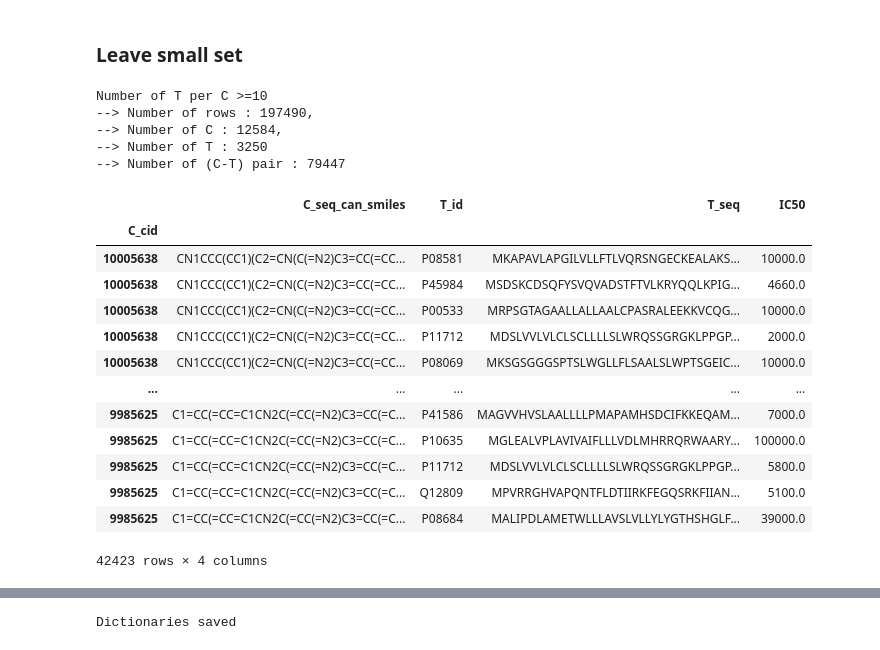
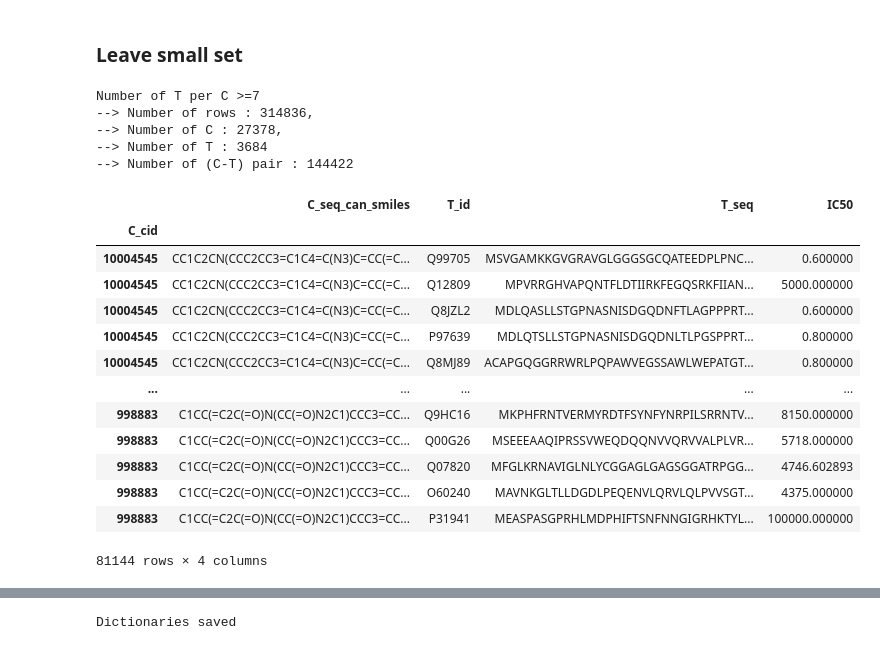
Before and after one commit to glee2/Drug_Discovery_Research, a Jupyter notebook: notebooks/Preprocess.ipynb, the cells around one changed output, grey strips where cells are left out. Drawn from its saved outputs; the diff is of its cells as text; code cells hidden in the pictures.

```diff
--- a/notebooks/Preprocess.ipynb
+++ b/notebooks/Preprocess.ipynb
@@ -241,36 +241,36 @@ def filter_C_by_num_T(data=None, N=30):
 
     return filtered_data
 # %%
-filtered_data = filter_C_by_num_T(data_smiles_collected.reset_index(), N=10)
+filtered_data = filter_C_by_num_T(data_smiles_collected.reset_index(), N=7)
 # %% [output]
-Number of T per C >=10
---> Number of rows : 197490,
---> Number of C : 12584,
---> Number of T : 3250
---> Number of (C-T) pair : 79447
+Number of T per C >=7
+--> Number of rows : 314836,
+--> Number of C : 27378,
+--> Number of T : 3684
+--> Number of (C-T) pair : 144422
 # %%
 ## Filter Compounds with under N binding Targets
-n_T_filtered = 10
+n_T_filtered = 7
 n_T_per_C = data_minor_tid_removed.reset_index().groupby("C_cid").count()["T_seq"]
 data_T_filtered = data_minor_tid_removed.loc[n_T_per_C[n_T_per_C>=n_T_filtered].index]
 display(data_T_filtered)
 
 data = data_T_filtered
 # %% [output]
 |  | C_seq_can_smiles | T_id | T_seq | IC50 |
 | C_cid |  |  |  |  |
-| 10005638 | CN1CCC(CC1)(C2=CN(C(=N2)C3=CC(=CC... | P08581 | MKAPAVLAPGILVLLFTLVQRSNGECKEALAKS... | 10000.0 |
-| 10005638 | CN1CCC(CC1)(C2=CN(C(=N2)C3=CC(=CC... | P45984 | MSDSKCDSQFYSVQVADSTFTVLKRYQQLKPIG... | 4660.0 |
-| 10005638 | CN1CCC(CC1)(C2=CN(C(=N2)C3=CC(=CC... | P00533 | MRPSGTAGAALLALLAALCPASRALEEKKVCQG... | 10000.0 |
-| 10005638 | CN1CCC(CC1)(C2=CN(C(=N2)C3=CC(=CC... | P11712 | MDSLVVLVLCLSCLLLLSLWRQSSGRGKLPPGP... | 2000.0 |
-| 10005638 | CN1CCC(CC1)(C2=CN(C(=N2)C3=CC(=CC... | P08069 | MKSGSGGGSPTSLWGLLFLSAALSLWPTSGEIC... | 10000.0 |
+| 10004545 | CC1C2CN(CCC2CC3=C1C4=C(N3)C=CC(=C... | Q99705 | MSVGAMKKGVGRAVGLGGGSGCQATEEDPLPNC... | 0.600000 |
+| 10004545 | CC1C2CN(CCC2CC3=C1C4=C(N3)C=CC(=C... | Q12809 | MPVRRGHVAPQNTFLDTIIRKFEGQSRKFIIAN... | 5000.000000 |
+| 10004545 | CC1C2CN(CCC2CC3=C1C4=C(N3)C=CC(=C... | Q8JZL2 | MDLQASLLSTGPNASNISDGQDNFTLAGPPPRT... | 0.600000 |
+| 10004545 | CC1C2CN(CCC2CC3=C1C4=C(N3)C=CC(=C... | P97639 | MDLQTSLLSTGPNASNISDGQDNLTLPGSPPRT... | 0.800000 |
+| 10004545 | CC1C2CN(CCC2CC3=C1C4=C(N3)C=CC(=C... | Q8MJ89 | ACAPGQGGRRWRLPQPAWVEGSSAWLWEPATGT... | 0.800000 |
 | ... | ... | ... | ... | ... |
-| 9985625 | C1=CC(=CC=C1CN2C(=CC(=N2)C3=CC(=C... | P41586 | MAGVVHVSLAALLLLPMAPAMHSDCIFKKEQAM... | 7000.0 |
-| 9985625 | C1=CC(=CC=C1CN2C(=CC(=N2)C3=CC(=C... | P10635 | MGLEALVPLAVIVAIFLLLVDLMHRRQRWAARY... | 100000.0 |
-| 9985625 | C1=CC(=CC=C1CN2C(=CC(=N2)C3=CC(=C... | P11712 | MDSLVVLVLCLSCLLLLSLWRQSSGRGKLPPGP... | 5800.0 |
-| 9985625 | C1=CC(=CC=C1CN2C(=CC(=N2)C3=CC(=C... | Q12809 | MPVRRGHVAPQNTFLDTIIRKFEGQSRKFIIAN... | 5100.0 |
-| 9985625 | C1=CC(=CC=C1CN2C(=CC(=N2)C3=CC(=C... | P08684 | MALIPDLAMETWLLLAVSLVLLYLYGTHSHGLF... | 39000.0 |
+| 998883 | C1CC(=C2C(=O)N(CC(=O)N2C1)CCC3=CC... | Q9HC16 | MKPHFRNTVERMYRDTFSYNFYNRPILSRRNTV... | 8150.000000 |
+| 998883 | C1CC(=C2C(=O)N(CC(=O)N2C1)CCC3=CC... | Q00G26 | MSEEEAAQIPRSSVWEQDQQNVVQRVVALPLVR... | 5718.000000 |
+| 998883 | C1CC(=C2C(=O)N(CC(=O)N2C1)CCC3=CC... | Q07820 | MFGLKRNAVIGLNLYCGGAGLGAGSGGATRPGG... | 4746.602893 |
+| 998883 | C1CC(=C2C(=O)N(CC(=O)N2C1)CCC3=CC... | O60240 | MAVNKGLTLLDGDLPEQENVLQRVLQLPVVSGT... | 4375.000000 |
+| 998883 | C1CC(=C2C(=O)N(CC(=O)N2C1)CCC3=CC... | P31941 | MEASPASGPRHLMDPHIFTSNFNNGIGRHKTYL... | 100000.000000 |
-42423 rows × 4 columns
+81144 rows × 4 columns
 # %%
 ## Truncate Targets with over L length
 maxlen_T = 1024
```
Also changed, not shown: parts of 5 cells of this notebook, 8 other files.
